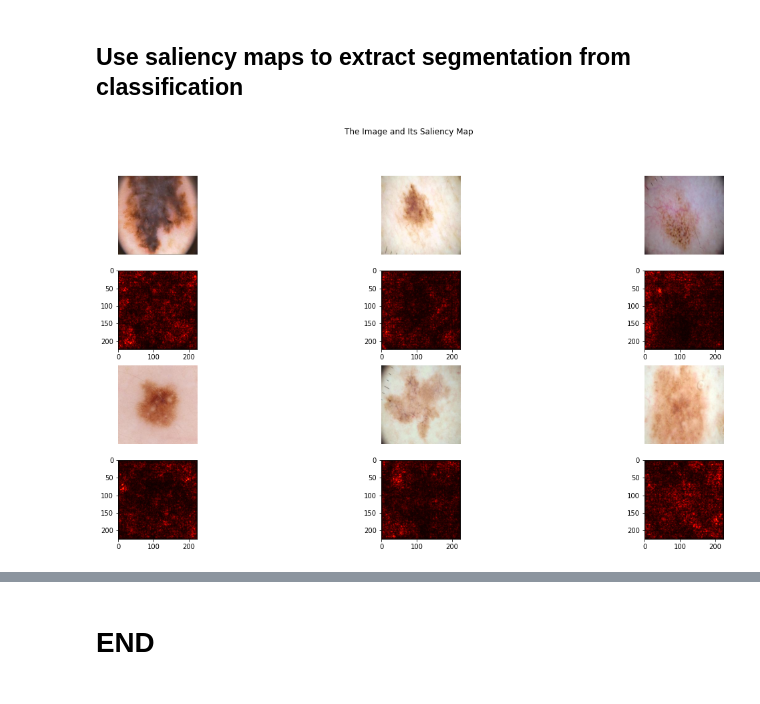
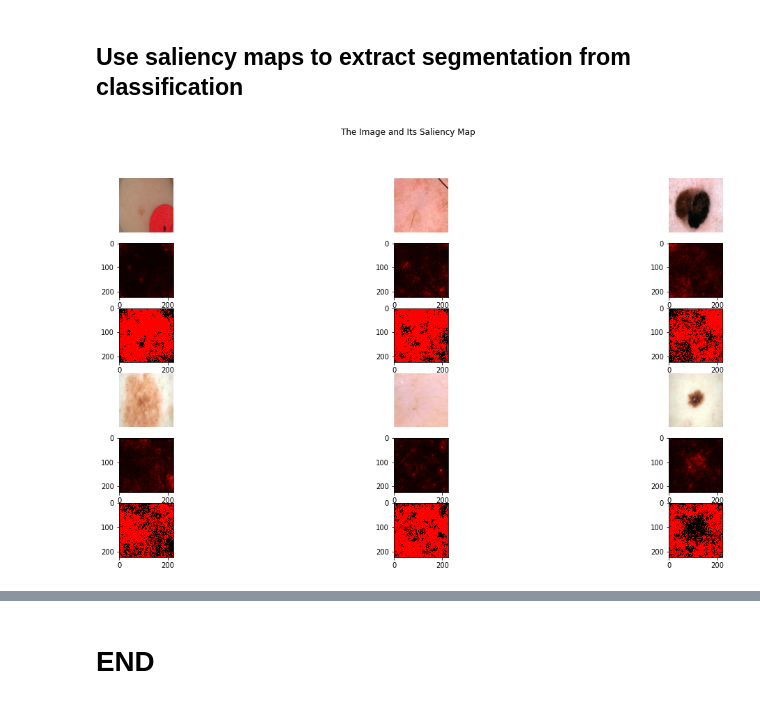
Before and after one commit to nikarav/Deep-Learning-In-Computer-Vision, a Jupyter notebook: Project3/part4.ipynb, the cells around one changed output, grey strips where cells are left out. Drawn from its saved outputs; the diff is of its cells as text; code cells hidden in the pictures.

```diff
--- a/Project3/part4.ipynb
+++ b/Project3/part4.ipynb
@@ -990,0 +997,16 @@ def train(model, opt, loss_fn, epochs, train_loader, val_loader):
+# %%
+# vgg19
+
+model = torch.hub.load('pytorch/vision:v0.10.0', 'vgg19', pretrained=True)
+num_ftrs = model.classifier[6].in_features
+out_features = model.classifier[6].out_features
+print("# of input features:", num_ftrs)
+print("# of output features:", out_features)
+
+# freeze all the layers except from the last one
+# Parameters of newly constructed modules have requires_grad=True by default
+for param in model.parameters():
+    param.requires_grad = False
+
+# adjust fully connected layer to have just 2 features output (binary classification)
+model.classifier[6] = nn.Linear(num_ftrs, 2)
@@ -1017,14 +1040,15 @@ trans = transforms.Compose([transforms.Resize(224),
                             ])
 # %%
 # transfer model to gpu
-resnet_152 = resnet_152.to(device)
+model = model.to(device)
 
 # add loss function
 criterion = nn.CrossEntropyLoss()
 
 # Observe that all only the final layer parameters are being optimized
-optimizer_ft = torch.optim.Adam(resnet_152.fc.parameters(), lr=0.001)
+# optimizer_ft = torch.optim.Adam(model.fc.parameters(), lr=0.001)
+optimizer_ft = torch.optim.Adam(model.classifier[6].parameters(), lr=0.001)
 # %%
-train(resnet_152, optim.Adam(resnet_152.parameters()), criterion, 20, train_loader, val_loader)
+train(model, optim.Adam(model.parameters()), criterion, 20, train_loader, val_loader)
 # %% [output]
 * Epoch 1/20
@@ -1080,13 +1104,10 @@ for i, (inputs, labels) in enumerate(test_loader):
     inputs = inputs.to(device)
     labels = labels.to(device)
 
-    outputs = resnet_152(inputs)
-    _, preds = torch.max(outputs, 1)
-
-    fig, axs = plt.subplots(4,3, figsize=(20,10))
+    fig, axs = plt.subplots(6,3, figsize=(20,10))
     c = 0
     # plot 6 images in a grid 2x3
-    for j in [0, 2]:
+    for j in [0, 3]:
         for k in range(3):
             # get the next image
             img = inputs.data[c]
@@ -1099,7 +1120,7 @@ for i, (inputs, labels) in enumerate(test_loader):
             img.requires_grad_()
 
             # Retrieve output from the image
-            output = resnet_152(img)
+            output = model(img)
 
             # Catch the output
             output_idx = output.argmax()
@@ -1109,32 +1130,45 @@ for i, (inputs, labels) in enumerate(test_loader):
             output_max.backward()
 
             # Retireve the saliency map and also pick the maximum value from channels on each pixel.
             # In this case, we look at dim=1. Recall the shape (batch_size, channel, width, height)
             saliency, _ = torch.max(img.grad.data.abs(), dim=1)
             saliency = saliency.reshape(224, 224)
 
+            # try to make the saliency map more extreme
+            saliency_copy = copy.deepcopy(saliency)
+            saliency_copy = torch.sigmoid(saliency_copy)
+            saliency_copy = torch.where(saliency_copy>0.51, 1, 0)
+            # define the colors
+            cmap = mpl.colors.ListedColormap(['r', 'k'])
+            # create a normalize object the describes the limits of
+            # each color
+            bounds = [0., 0.5, 1.]
+            norm = mpl.colors.BoundaryNorm(bounds, cmap.N)
+
             # Reshape the image
             img = img.reshape(-1, 224, 224)
 
             # Visualize the image and the saliency map
             axs[j,k].imshow(img.cpu().detach().numpy().transpose(1, 2, 0))
             axs[j,k].axis('off')
             axs[j+1,k].imshow(saliency.cpu(), cmap='hot')
+            axs[j+2,k].imshow(saliency_copy.cpu(), interpolation='none', cmap=cmap, norm=norm)
+            # axs[j+2,k].imshow(saliency_copy.cpu(), cmap='Greys')
             axs[j,k].axis('off')
 
             # go to the next image
             c += 1
 
             if c == num_images:
                 break
 
     # do this with just 1 batch
     if i == 0:
         break
 
 # plt.tight_layout()
 plt.suptitle('The Image and Its Saliency Map')
 plt.show()
 # %% [output]
-[figure, old version]
+[figure, new version]
 # %%
```
Also changed, not shown: parts of 12 cells of this notebook.
